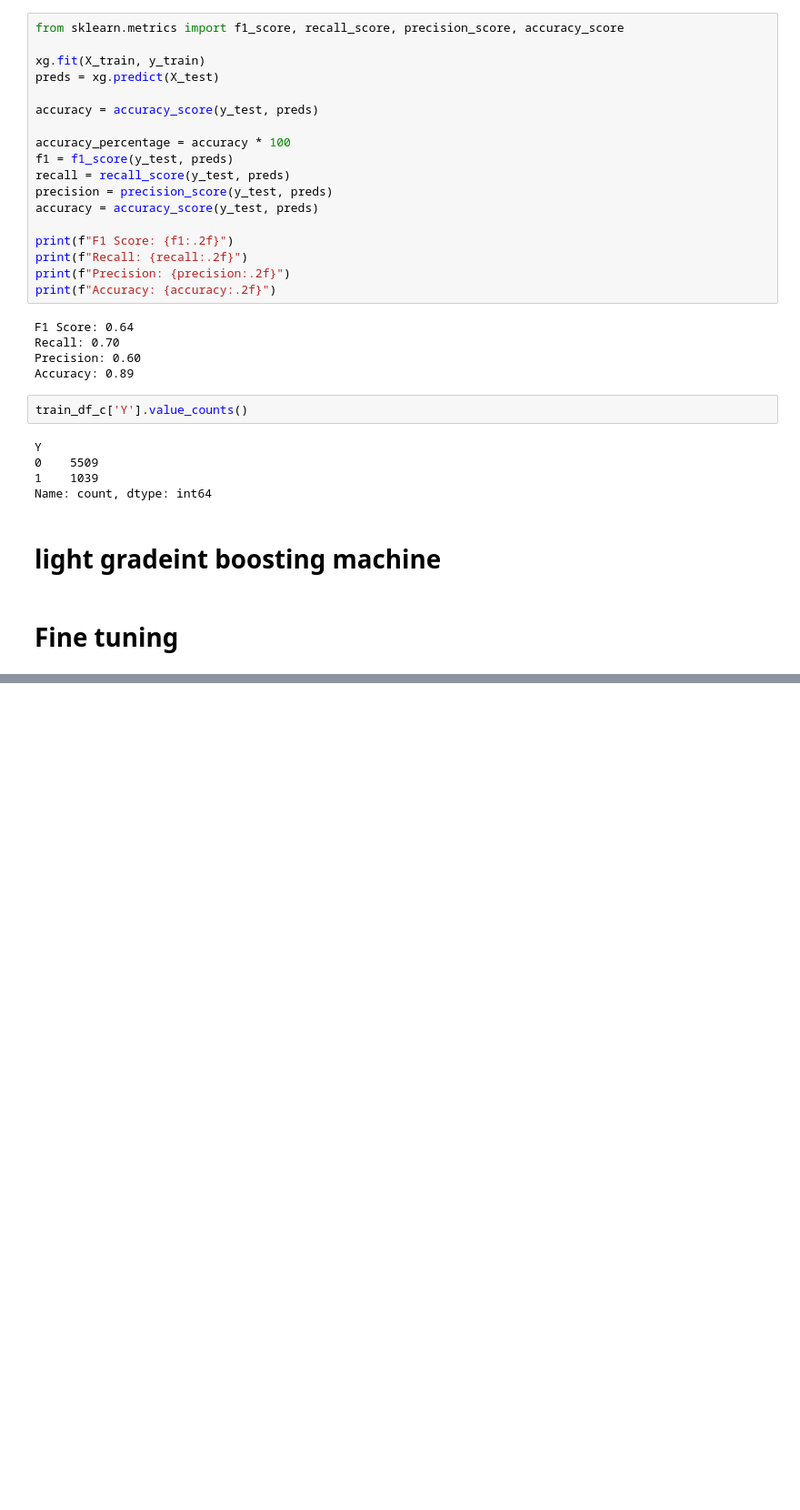
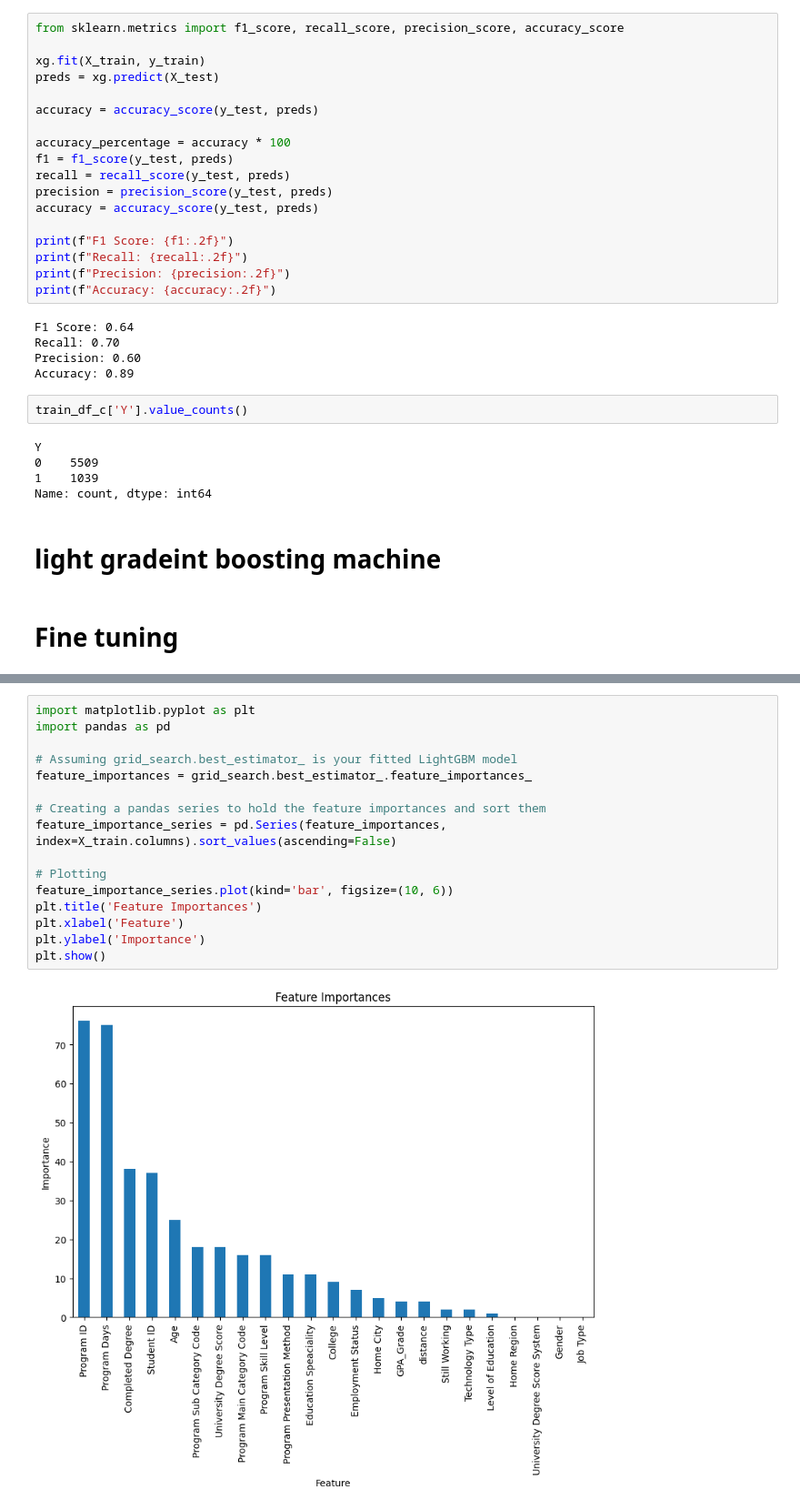
Before and after one commit to HamadALshabanah/Tuwaiq-Kaggle, a Jupyter notebook: feature_engineering(H).ipynb, the cells around one changed output, grey strips where cells are left out. Shown at 91% size. Cells and saved outputs as stored; diff of their text form; blank space fills up the shorter version.

```diff
--- a/feature_engineering(H).ipynb
+++ b/feature_engineering(H).ipynb
@@ -377,0 +437,18 @@ lgbm = lgb.LGBMClassifier()
+# %%
+import matplotlib.pyplot as plt
+import pandas as pd
+
+# Assuming grid_search.best_estimator_ is your fitted LightGBM model
+feature_importances = grid_search.best_estimator_.feature_importances_
+
+# Creating a pandas series to hold the feature importances and sort them
+feature_importance_series = pd.Series(feature_importances, index=X_train.columns).sort_values(ascending=False)
+
+# Plotting
+feature_importance_series.plot(kind='bar', figsize=(10, 6))
+plt.title('Feature Importances')
+plt.xlabel('Feature')
+plt.ylabel('Importance')
+plt.show()
+# %% [output]
+[figure, added]
```
Also changed, not shown: parts of 18 cells of this notebook.
